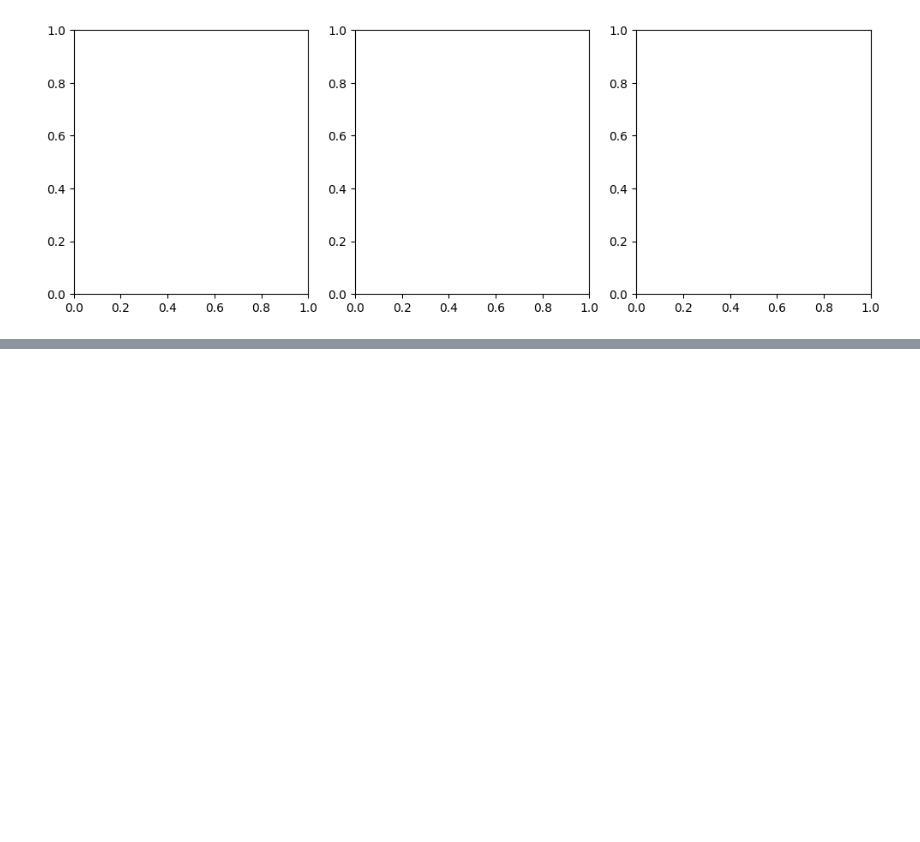
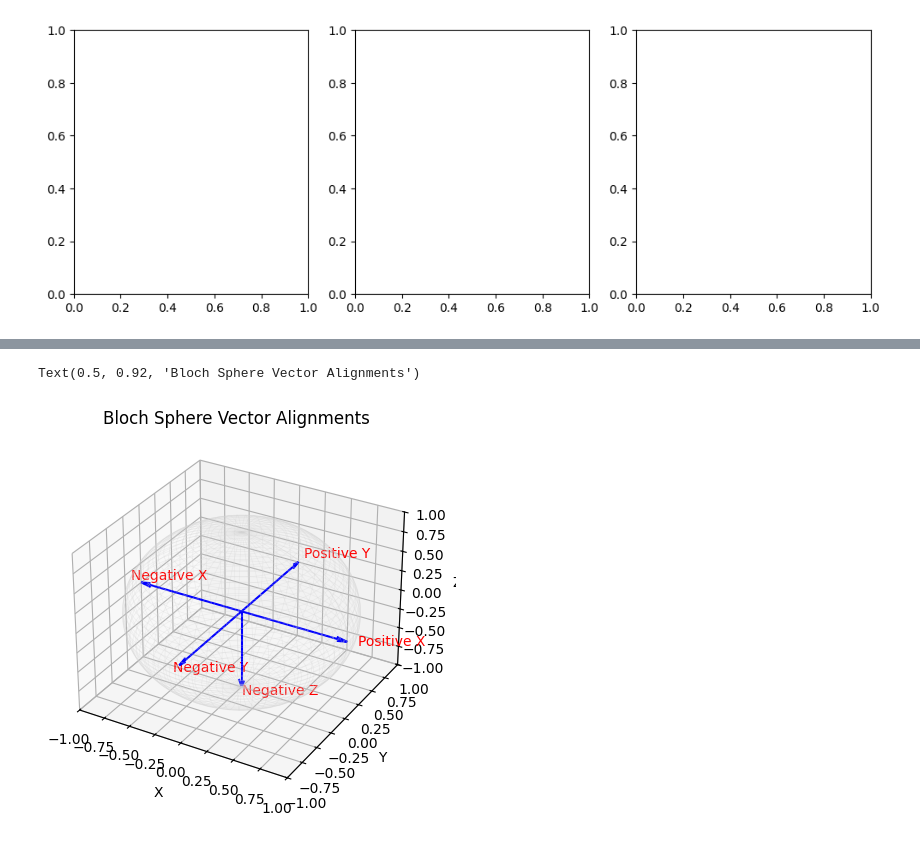
Before and after one commit to retiangson/MSE800_PSE, a Jupyter notebook: Quantum_Computing/Bloch_Sphere.ipynb, the cells around one changed output, grey strips where cells are left out. Cells and saved outputs as stored; diff of their text form; code cells hidden in the pictures; blank space fills up the shorter version.

```diff
--- a/Quantum_Computing/Bloch_Sphere.ipynb
+++ b/Quantum_Computing/Bloch_Sphere.ipynb
@@ -74,0 +83,50 @@ AttributeError: Line2D.set() got an unexpected keyword argument 'zs'
+# %%
+#2 Experiment with Spherical Coordinates for Bloch Sphere:
+import numpy as np
+import matplotlib.pyplot as plt
+
+# Convert spherical to Cartesian
+def spherical_to_cartesian(r, theta, phi):
+    x = r * np.sin(theta) * np.cos(phi)
+    y = r * np.sin(theta) * np.sin(phi)
+    z = r * np.cos(theta)
+    return x, y, z
+
+# Setup figure
+fig = plt.figure()
+ax = fig.add_subplot(111, projection='3d')
+
+# Draw Bloch sphere (wireframe)
+u = np.linspace(0, 2 * np.pi, 100)
+v = np.linspace(0, np.pi, 100)
+x = np.outer(np.cos(u), np.sin(v))
+y = np.outer(np.sin(u), np.sin(v))
+z = np.outer(np.ones(np.size(u)), np.cos(v))
+ax.plot_wireframe(x, y, z, color='lightgray', linewidth=0.5, alpha=0.3)
+
+# Define vectors (r=1 for Bloch sphere)
+vectors = {
+    "Positive X": (1, np.pi/2, 0),
+    "Negative X": (1, np.pi/2, np.pi),
+    "Positive Y": (1, np.pi/2, np.pi/2),
+    "Negative Y": (1, np.pi/2, 3*np.pi/2),
+    "Negative Z": (1, np.pi, 0),
+}
+
+# Plot vectors
+for label, (r, theta, phi) in vectors.items():
+    x, y, z = spherical_to_cartesian(r, theta, phi)
+    ax.quiver(0, 0, 0, x, y, z, length=1.0, color='b', arrow_length_ratio=0.1)
+    ax.text(x * 1.1, y * 1.1, z * 1.1, label, color='red')
+
+# Formatting
+ax.set_xlim([-1, 1])
+ax.set_ylim([-1, 1])
+ax.set_zlim([-1, 1])
+ax.set_xlabel('X')
+ax.set_ylabel('Y')
+ax.set_zlabel('Z')
+ax.set_title("Bloch Sphere Vector Alignments")
+# %% [output]
+Text(0.5, 0.92, 'Bloch Sphere Vector Alignments')
+[figure, added]
```
Also changed, not shown: parts of 3 cells of this notebook, 24 other files.
